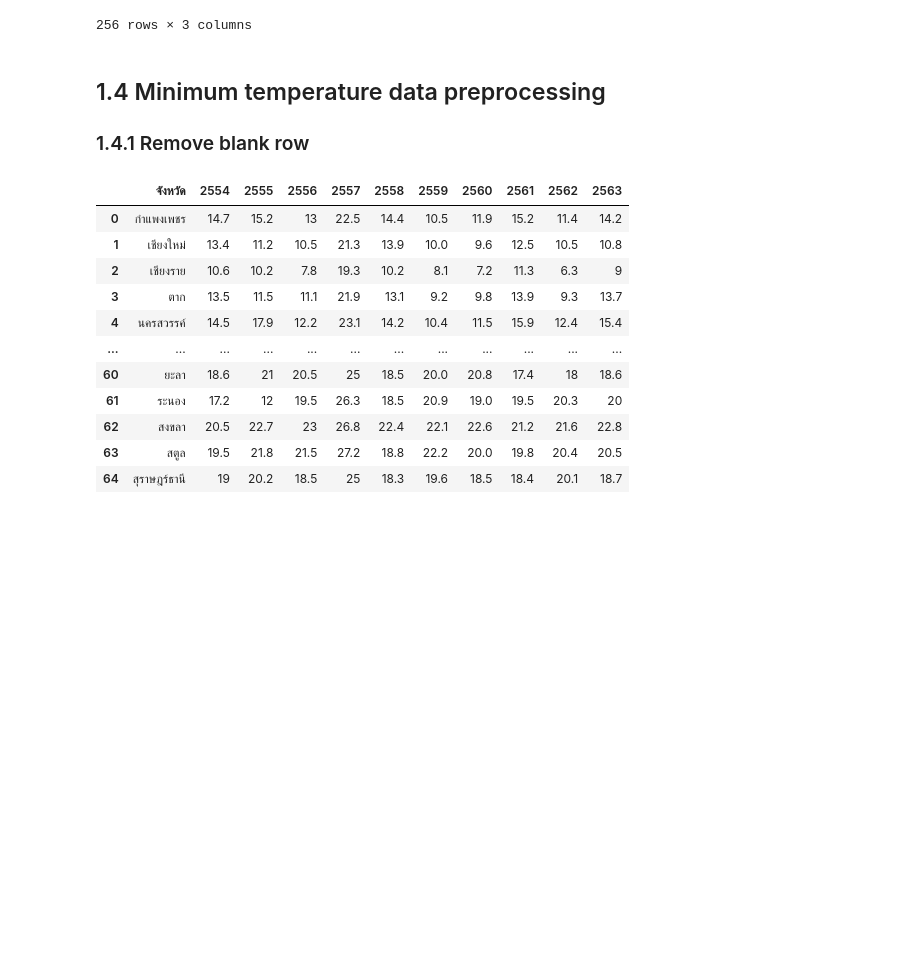
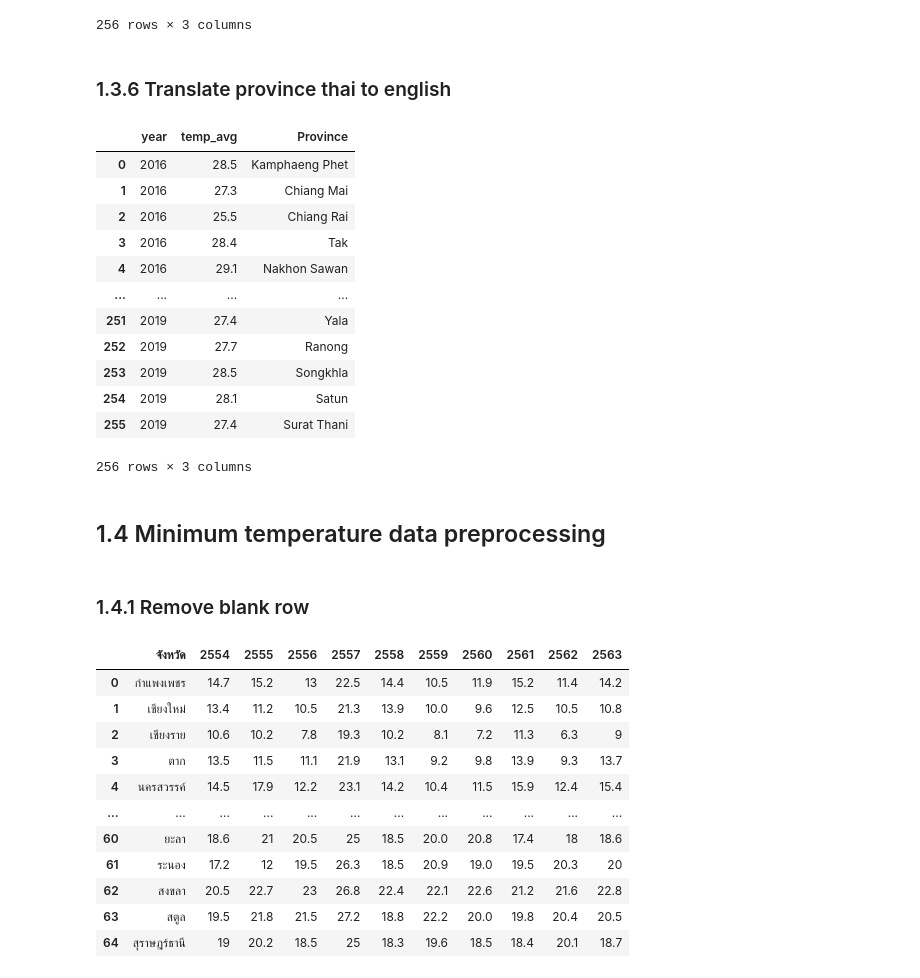
Before and after one commit to Phophism/python_project, a Jupyter notebook: Akkapop/Dengue_preprocessing.ipynb, the cells around one changed output. Cells and saved outputs as stored; diff of their text form; code cells hidden in the pictures; blank space fills up the shorter version.

```diff
--- a/Akkapop/Dengue_preprocessing.ipynb
+++ b/Akkapop/Dengue_preprocessing.ipynb
@@ -336,9 +373,35 @@ t_avg5
 | 254 | สตูล | 2019 | 28.1 |
 | 255 | สุราษฎร์ธานี | 2019 | 27.4 |
 256 rows × 3 columns
+# %% [markdown]
+### 1.3.6 Translate province thai to english
+# %%
+t_avg6 = pd.merge(t_avg5,
+              province_dict,
+              on ='Province',
+              how ='left')
+cols = t_avg6.columns.tolist()
+t_avg6 = t_avg6[cols[1:]]
+t_avg6 = t_avg6.rename(columns = {"Province_eng": "Province"})
+t_avg6
+# %% [output]
+|  | year | temp_avg | Province |
+| 0 | 2016 | 28.5 | Kamphaeng Phet |
+| 1 | 2016 | 27.3 | Chiang Mai |
+| 2 | 2016 | 25.5 | Chiang Rai |
+| 3 | 2016 | 28.4 | Tak |
+| 4 | 2016 | 29.1 | Nakhon Sawan |
+| ... | ... | ... | ... |
+| 251 | 2019 | 27.4 | Yala |
+| 252 | 2019 | 27.7 | Ranong |
+| 253 | 2019 | 28.5 | Songkhla |
+| 254 | 2019 | 28.1 | Satun |
+| 255 | 2019 | 27.4 | Surat Thani |
+256 rows × 3 columns
 # %% [markdown]
 ## 1.4 Minimum temperature data preprocessing
-### 1.4.1 Remove blank row
+# %% [markdown]
+### 1.4.1 Remove blank row
 # %%
 t_min2 = t_min[:-2]
 t_min2
```
Also changed, not shown: parts of 46 cells of this notebook, 2 other files.
